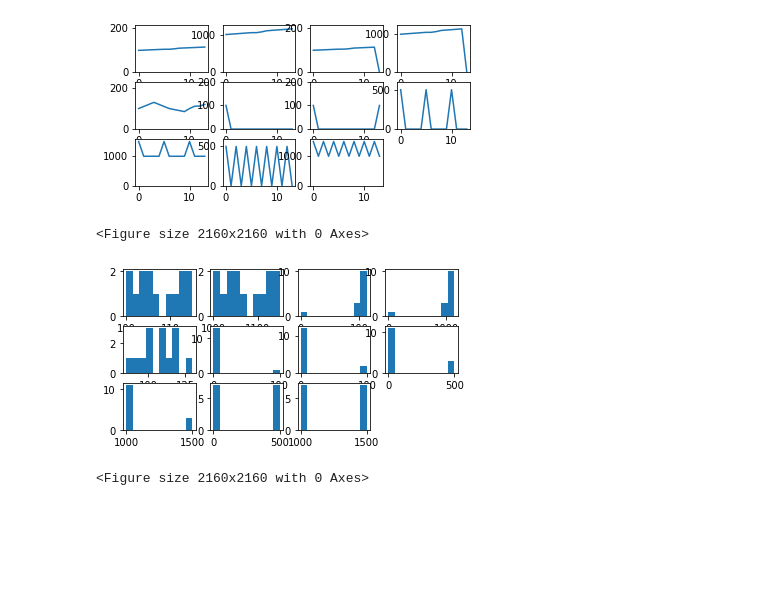
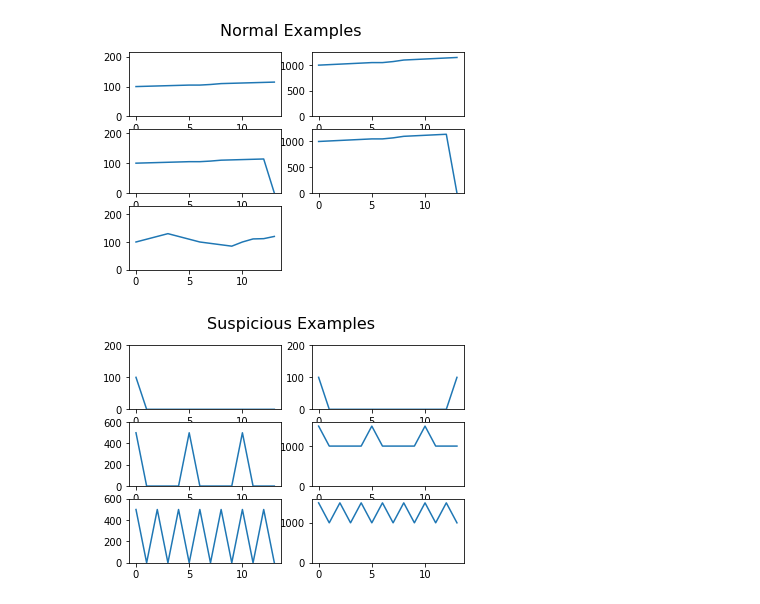
Before and after one commit to JackSD/Academic, a Jupyter notebook: study_of_volatilty.ipynb, the cells around one changed output. Drawn from its saved outputs; the diff is of its cells as text; code cells hidden in the pictures; blank space fills up the shorter version.

```diff
--- a/study_of_volatilty.ipynb
+++ b/study_of_volatilty.ipynb
@@ -14,60 +19,62 @@ import numpy as np
 # %%
-#proving CV is scale invariant
+# GOOD EXAMPLES (5)
 
 list_of_time_series = []
 
 #normal - joiner
 list_of_time_series.append([100,101,102,103,104,105,105,107,110,111,112,113,114,115])
+# same multiplied by 10
 multiplied_list = [element * 10 for element in list_of_time_series[0]]
 list_of_time_series.append(multiplied_list)
-
 #normal - leaver
 list_of_time_series.append([100,101,102,103,104,105,105,107,110,111,112,113,114,0])
 multiplied_list = [element * 10 for element in list_of_time_series[len(list_of_time_series)-1]]
+# same multiplied by 10
 list_of_time_series.append(multiplied_list)
-
 #normal - volatile
 list_of_time_series.append([100,110,120,130,120,110,100,95,90,85,100,111,112,120])
 
+# BAD EXAMPLES (5)
+
+list_of_time_series_bad = []
 #1 transaction in and out
-list_of_time_series.append([100,0,0,0,0,0,0,0,0,0,0,0,0,0])
-list_of_time_series.append([100,0,0,0,0,0,0,0,0,0,0,0,0,100])
+list_of_time_series_bad.append([100,0,0,0,0,0,0,0,0,0,0,0,0,0])
+list_of_time_series_bad.append([100,0,0,0,0,0,0,0,0,0,0,0,0,100])
 #many transactions in and out
-list_of_time_series.append([500,0,0,0,0,500,0,0,0,0,500,0,0,0])
+list_of_time_series_bad.append([500,0,0,0,0,500,0,0,0,0,500,0,0,0])
 
 #many transactions in and out, on base of capital
-multiplied_list = [element + 1000 for element in list_of_time_series[len(list_of_time_series)-1]]
-list_of_time_series.append(multiplied_list)
+multiplied_list = [element + 1000 for element in list_of_time_series_bad[len(list_of_time_series_bad)-1]]
+list_of_time_series_bad.append(multiplied_list)
 
 #high freq transactions in and out, on a base of capital
-list_of_time_series.append([500,0,500,0,500,0,500,0,500,0,500,0,500,0])
-multiplied_list = [element + 1000 for element in list_of_time_series[len(list_of_time_series)-1]]
-list_of_time_series.append(multiplied_list)
+list_of_time_series_bad.append([500,0,500,0,500,0,500,0,500,0,500,0,500,0])
+multiplied_list = [element + 1000 for element in list_of_time_series_bad[len(list_of_time_series_bad)-1]]
+list_of_time_series_bad.append(multiplied_list)
 # %%
 #show the time series graphically:
 for i in range(len(list_of_time_series)):
-    plt.subplot(4, 4, i+1)
+    plt.subplot(3, 2, i+1)
     plt.ylim(0, max(list_of_time_series[i])+100)
     plt.plot(list_of_time_series[i])
     # Show/save figure as desired.
 
-plt.figure(figsize=(30, 30))
+plt.suptitle('Normal Examples', fontsize=16)
 plt.show()
 # %% [output]
-[figure, old version]
+[figure, new version]
-<Figure size 2160x2160 with 0 Axes>
 # %%
-#show the histograms of values:
-for i in range(len(list_of_time_series)):
-    plt.subplot(4, 4, i+1)
-    plt.hist(list_of_time_series[i])
+#show the time series graphically:
+for i in range(len(list_of_time_series_bad)):
+    plt.subplot(3, 2, i+1)
+    plt.ylim(0, max(list_of_time_series_bad[i])+100)
+    plt.plot(list_of_time_series_bad[i])
+
     # Show/save figure as desired.
-
-plt.figure(figsize=(30, 30))
+plt.suptitle('Suspicious Examples', fontsize=16)
 plt.show()
 # %% [output]
-[figure, old version]
+[figure, new version]
-<Figure size 2160x2160 with 0 Axes>
 # %%
 #show the co-efficient of variation (sd/mean)
 list_of_time_series_percent_change=[]
```
Also changed, not shown: parts of 6 cells of this notebook.
